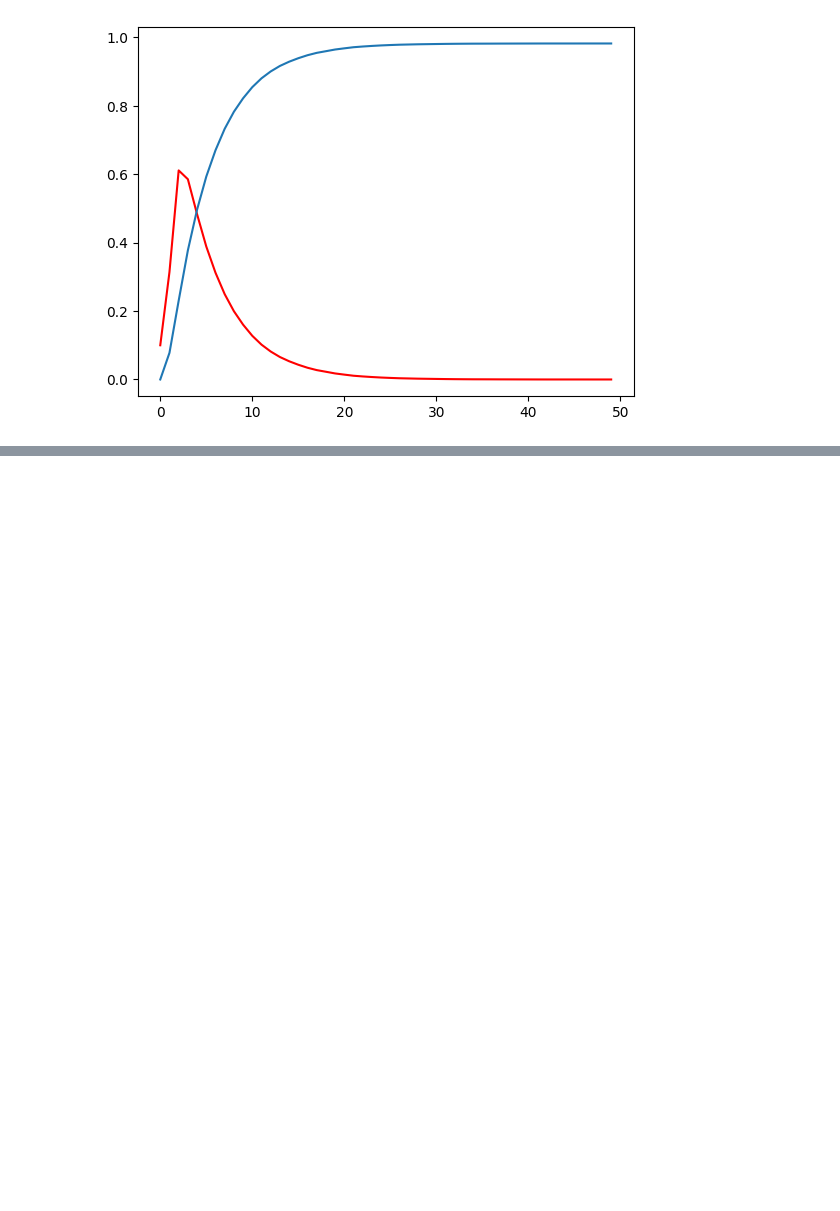
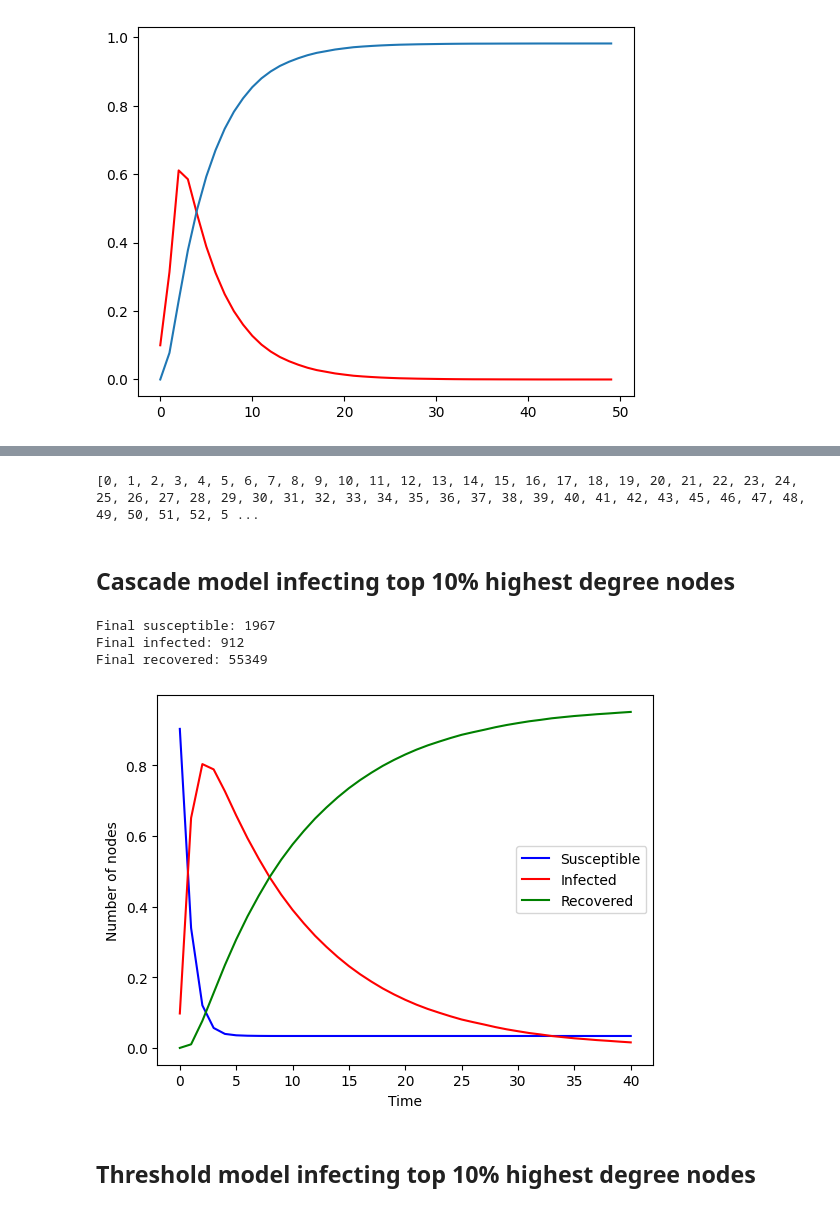
Before and after one commit to NetworkGang/NA-Project, a Jupyter notebook: src/Spreading.ipynb, the cells around one changed output, grey strips where cells are left out. Cells and saved outputs as stored; diff of their text form; code cells hidden in the pictures; blank space fills up the shorter version.

Commit message:
Doing the 4 models

```diff
--- a/src/Spreading.ipynb
+++ b/src/Spreading.ipynb
@@ -64,0 +245,63 @@ plt.plot(removed)
+# %%
+top_betweenness_nodes = []
+for b in betweenness[:int(len(betweenness)*0.1)]:
+
+    top_betweenness_nodes.append(b[0])
+print(top_betweenness_nodes)
+# %% [output]
+[0, 1, 2, 3, 4, 5, 6, 7, 8, 9, 10, 11, 12, 13, 14, 15, 16, 17, 18, 19, 20, 21, 22, 23, 24, 25, 26, 27, 28, 29, 30, 31, 32, 33, 34, 35, 36, 37, 38, 39, 40, 41, 42, 43, 45, 46, 47, 48, 49, 50, 51, 52, 5 ...
+# %% [markdown]
+## Cascade model infecting top 10% highest degree nodes
+# %%
+cascade_degree = CascadeModel(G)
+beta, gamma = 0.21204, 0.1
+cascade_degree.set_parameters(beta, gamma)
+# Get random 1% of nodes as initial infected
+percentage = 0.05
+initial_infected = top_degree_nodes
+cascade_degree.set_initial_infected(initial_infected)
+results = cascade_degree.iterate(40)
+
+# Info
+# Number at final step
+final_sus = list(results[-1][0].values()).count(0)
+final_inf = list(results[-1][0].values()).count(1)
+final_rec = list(results[-1][0].values()).count(2)
+print(f"Final susceptible: {final_sus}")
+print(f"Final infected: {final_inf}")
+print(f"Final recovered: {final_rec}")
+# %% [output]
+Final susceptible: 1967
+Final infected: 912
+Final recovered: 55349
+# %%
+# Plotting  the graph
+num_susceptible = [len(G.nodes) - len(initial_infected)]
+num_infected = [len(initial_infected)]
+num_recovered = [0]
+for state, i, r in results:
+    num_susceptible.append(list(state.values()).count(0))
+    num_infected.append(list(state.values()).count(1))
+    num_recovered.append(list(state.values()).count(2))
+
+num_susceptible = np.array(num_susceptible)
+num_infected = np.array(num_infected)
+num_recovered = np.array(num_recovered)
+# print(num_susceptible, num_infected, num_recovered)
+
+# get proportion
+prop_susceptible = num_susceptible / len(G.nodes)
+prop_infected = num_infected / len(G.nodes)
+prop_recovered = num_recovered / len(G.nodes)
+
+plt.plot(prop_susceptible, label="Susceptible", color="blue")
+plt.plot(prop_infected, label="Infected", color="red")
+plt.plot(prop_recovered, label="Recovered", color="green")
+plt.legend()
+plt.xlabel("Time")
+plt.ylabel("Number of nodes")
+plt.show()
+# %% [output]
+[figure, added]
+# %% [markdown]
+## Threshold model infecting top 10% highest degree nodes
```
Also changed, not shown: parts of 19 cells of this notebook, 2 other files.
